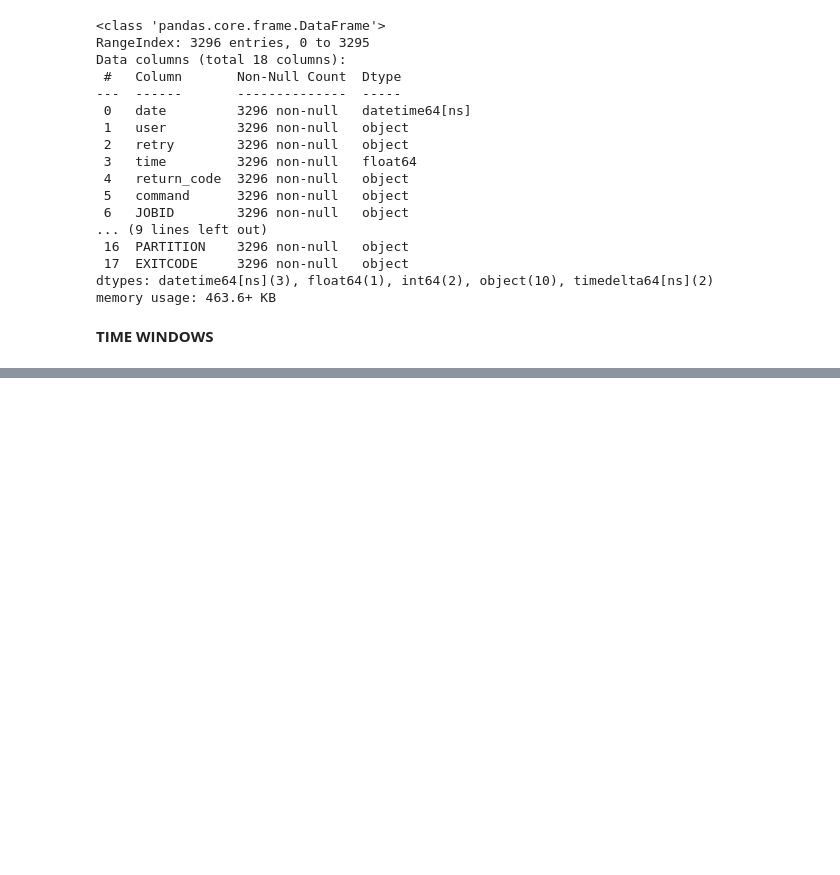
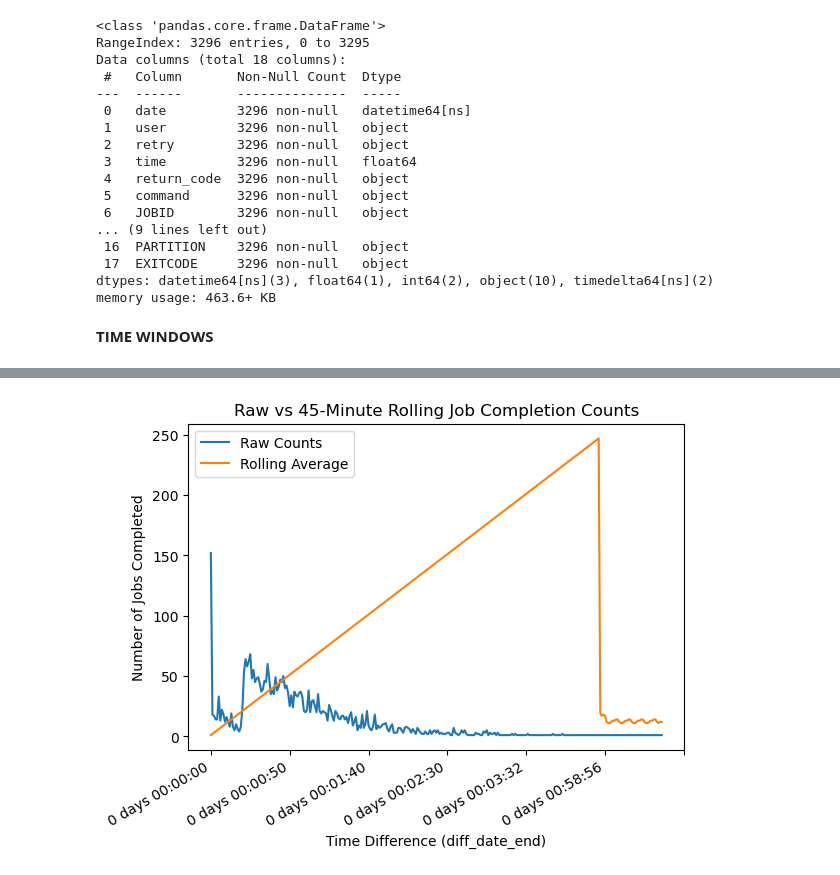
Before and after one commit to nss-data-science-cohort-9/accre-ADoddala, a Jupyter notebook: notebooks/accre_project.ipynb, the cells around one changed output, grey strips where cells are left out. Saved outputs shown, nothing was run; the diff lists cells and outputs as text; code cells hidden in the pictures; blank space fills up the shorter version.

```diff
--- a/notebooks/accre_project.ipynb
+++ b/notebooks/accre_project.ipynb
@@ -472,0 +517,13 @@ Name: rolling_10min, Length: 3296, dtype: float64
+# %%
+# Compute a 45-minute rolling count of completed jobs
+num_jobs['rolling_45min'] = num_jobs.rolling(window ='45min', on='diff_date_end')['num_jobs_completed'].count()
+
+# Visualization of the 5-min rolling count of completed jobs
+ax = num_jobs.plot(x='diff_date_end', y='num_jobs_completed', label= 'Raw Counts')
+num_jobs.plot(x='diff_date_end', y='rolling_45min', label= 'Rolling Average', ax=ax)
+ax.set_xlabel("Time Difference (diff_date_end)")
+ax.set_ylabel("Number of Jobs Completed")
+ax.set_title("Raw vs 45-Minute Rolling Job Completion Counts")
+ax.legend();
+# %% [output]
+[figure, added]
```
Also changed, not shown: parts of 36 cells of this notebook.
